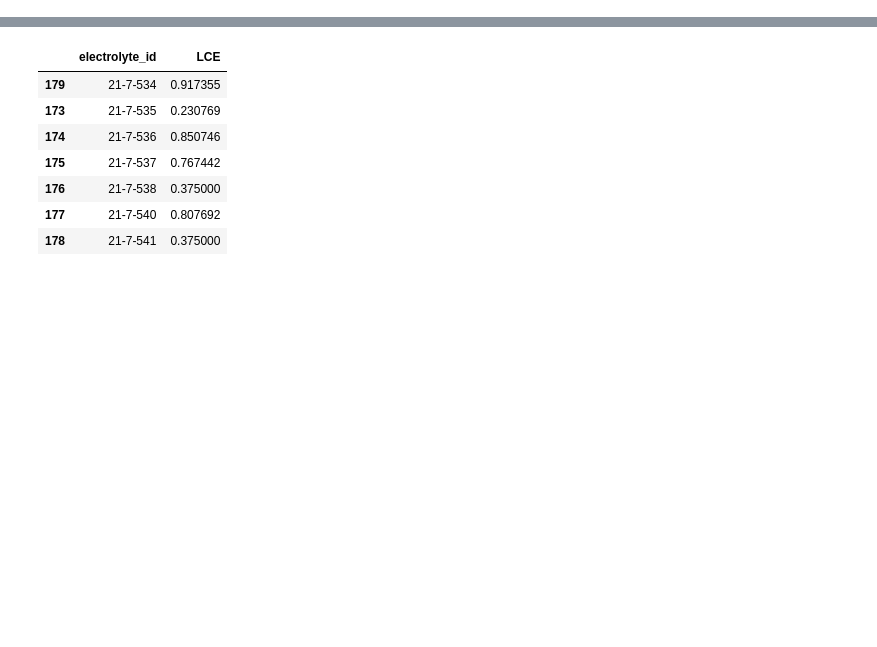
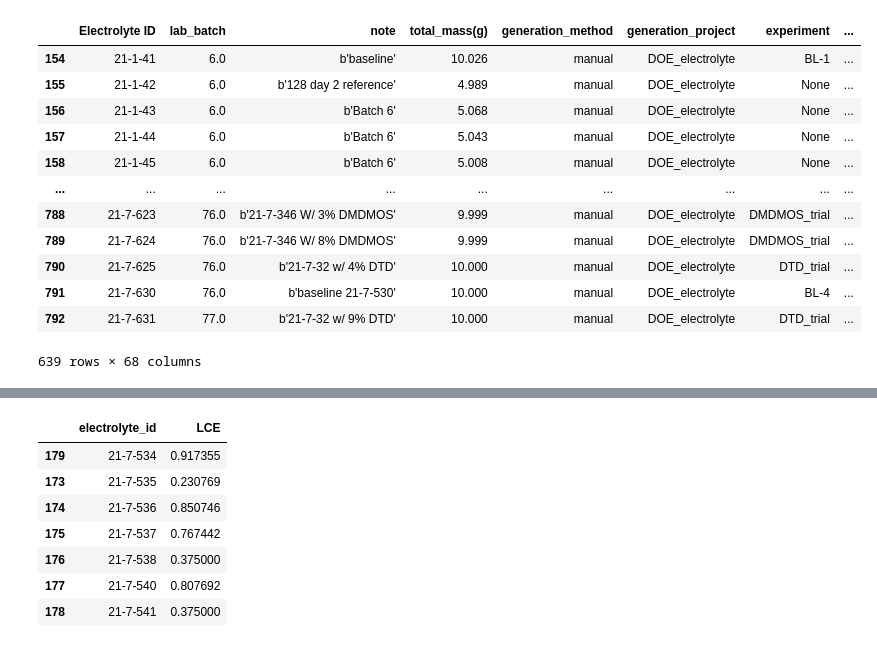
Before and after one commit to zleung9/bo-electrolyte, a Jupyter notebook: notebooks/lce_analysis.ipynb, the cells around one changed output, grey strips where cells are left out. Cells and saved outputs as stored; diff of their text form; code cells hidden in the pictures; blank space fills up the shorter version.

```diff
--- a/notebooks/lce_analysis.ipynb
+++ b/notebooks/lce_analysis.ipynb
@@ -27 +25,17 @@ target = "LCE"
+# %%
+df.loc[~df["lab_batch"].isna()]
+# %% [output]
+|  | Electrolyte ID | lab_batch | note | total_mass(g) | generation_method | generation_project | experiment | ... |
+| 154 | 21-1-41 | 6.0 | b'baseline' | 10.026 | manual | DOE_electrolyte | BL-1 | ... |
+| 155 | 21-1-42 | 6.0 | b'128 day 2 reference' | 4.989 | manual | DOE_electrolyte | None | ... |
+| 156 | 21-1-43 | 6.0 | b'Batch 6' | 5.068 | manual | DOE_electrolyte | None | ... |
+| 157 | 21-1-44 | 6.0 | b'Batch 6' | 5.043 | manual | DOE_electrolyte | None | ... |
+| 158 | 21-1-45 | 6.0 | b'Batch 6' | 5.008 | manual | DOE_electrolyte | None | ... |
+| ... | ... | ... | ... | ... | ... | ... | ... | ... |
+| 788 | 21-7-623 | 76.0 | b'21-7-346 W/ 3% DMDMOS' | 9.999 | manual | DOE_electrolyte | DMDMOS_trial | ... |
+| 789 | 21-7-624 | 76.0 | b'21-7-346 W/ 8% DMDMOS' | 9.999 | manual | DOE_electrolyte | DMDMOS_trial | ... |
+| 790 | 21-7-625 | 76.0 | b'21-7-32 w/ 4% DTD' | 10.000 | manual | DOE_electrolyte | DTD_trial | ... |
+| 791 | 21-7-630 | 76.0 | b'baseline 21-7-530' | 10.000 | manual | DOE_electrolyte | BL-4 | ... |
+| 792 | 21-7-631 | 77.0 | b'21-7-32 w/ 9% DTD' | 10.000 | manual | DOE_electrolyte | DTD_trial | ... |
+639 rows × 68 columns
 # %%
```
Also changed, not shown: parts of 11 cells of this notebook.
